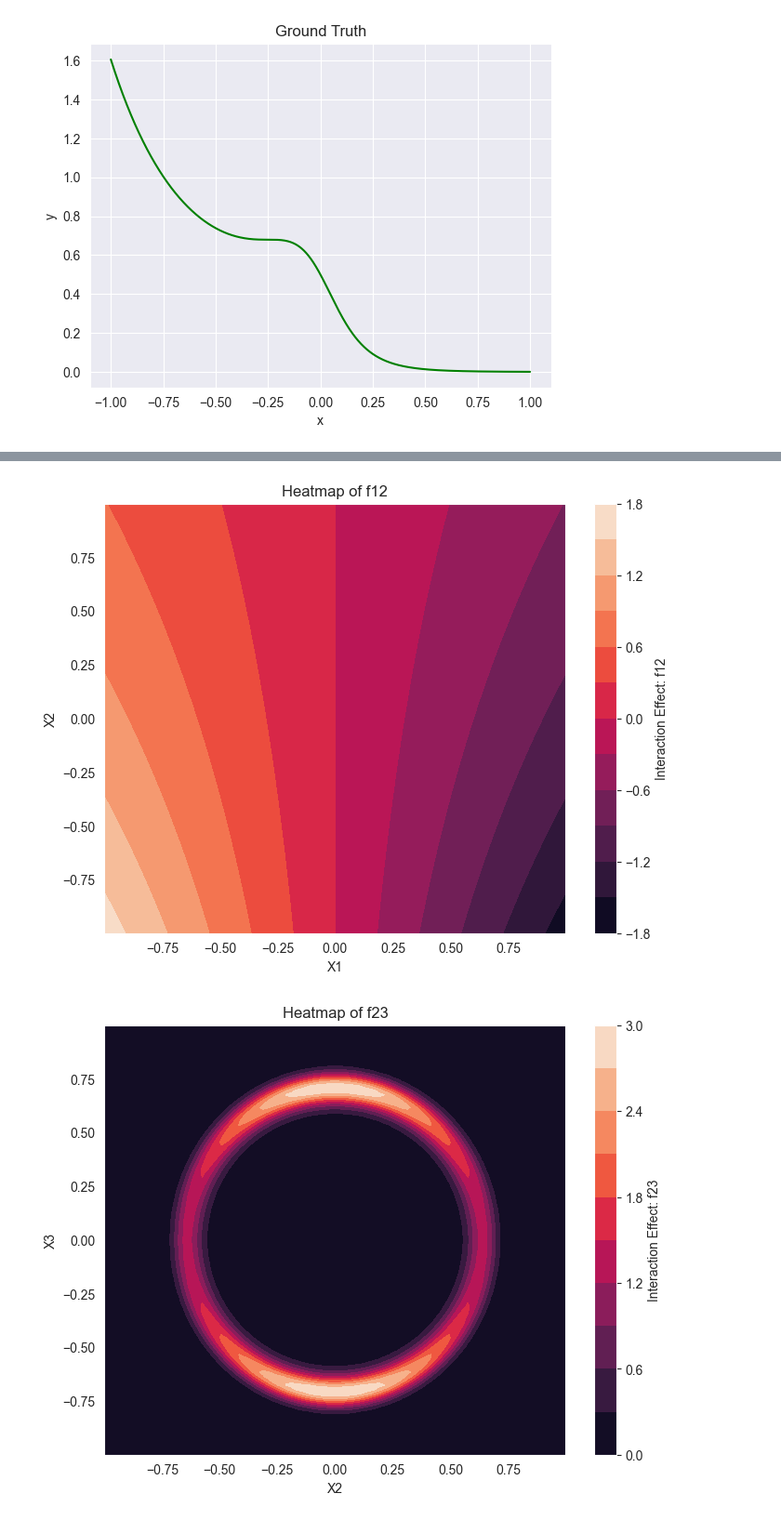
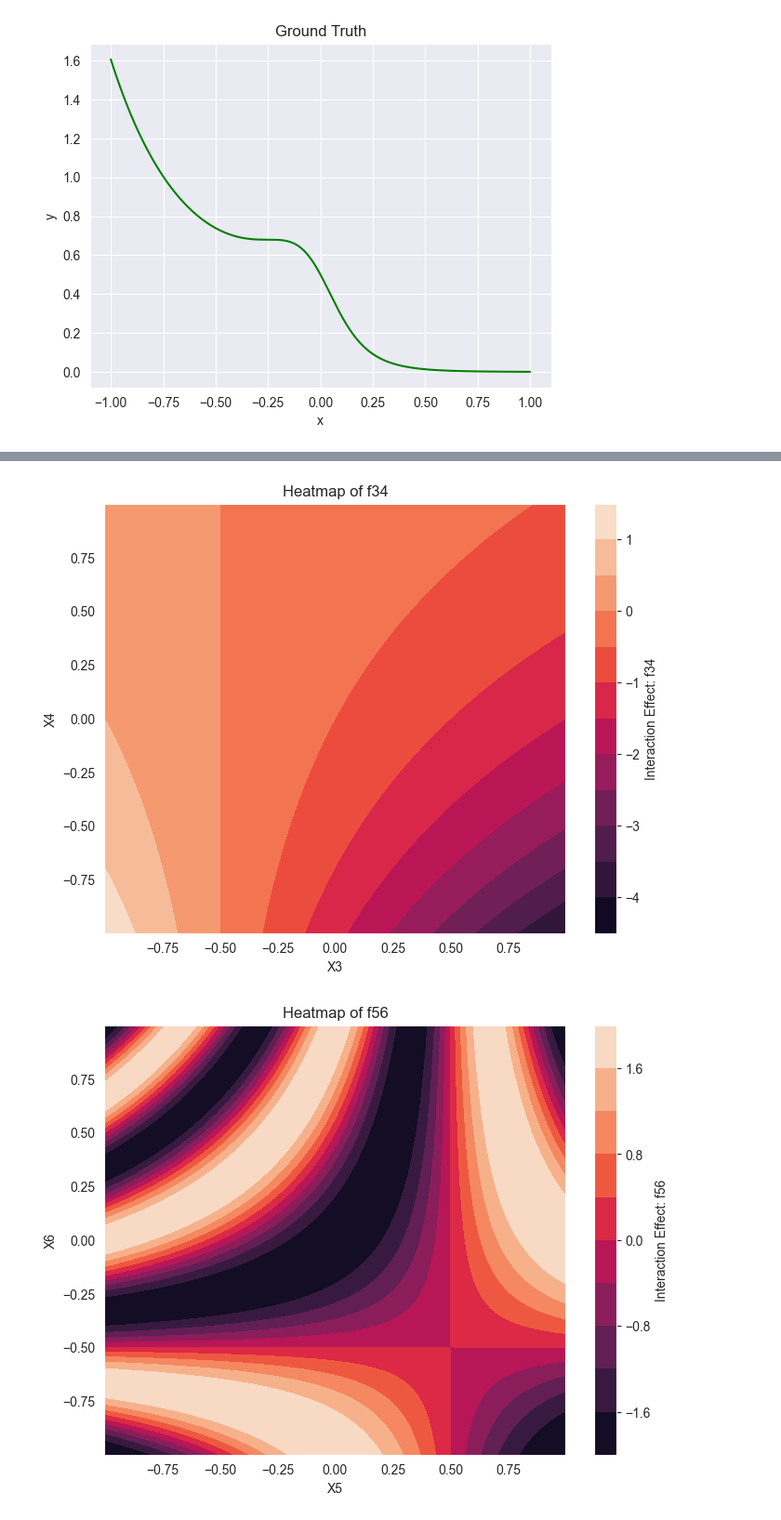
Before and after one commit to tupho289/Honours, a Jupyter notebook: synthetic_data_generation.ipynb, the cells around one changed output, grey strips where cells are left out. Shown at 93% size. Saved outputs shown, nothing was run; the diff lists cells and outputs as text; code cells hidden in the pictures.

```diff
--- a/synthetic_data_generation.ipynb
+++ b/synthetic_data_generation.ipynb
@@ -25,7 +25,7 @@ plt.show()
 np.random.seed(0)
 num_vars = 10 # number of variables to generate
 num_samples = 20_000 # number of observations
-cat_vars = {"X4": 3, "X7": 10} # name and number of categories
+cat_vars = {} # name and number of categories
 variables = {}
 for i in range(1, num_vars + 1):
 
@@ -209,38 +193,37 @@ for i in range(1,len(variables) + 1):
 # %%
 #-------------------------- plot the pairwise interaction effect --------------------------
-# Interaction plots for f16, f34, f35, and f89
+# Interaction plots
 interaction_pairs = {
-    "f12": ("X1", "X2"),
-    "f23": ("X2", "X3"),
+    "f34": ("X3", "X4"),
     "f56": ("X5", "X6")
+    # "f78": ("X7", "X8")
 }
 
 # Loop through each interaction effect and plot the heatmap
 for interaction, (var1, var2) in interaction_pairs.items():
     x1 = variables[var1]
     x2 = variables[var2]
 
     # Create a meshgrid for plotting
     X1, X2 = np.meshgrid(np.linspace(x1.min(), x1.max(), 100), np.linspace(x2.min(), x2.max(), 100))
 
     # Calculate the interaction effect using the defined function
-    if interaction == "f12":
-        # Y = - 2 * X1 * np.abs(X2)
-        Y = - X1 * np.exp(-X2/2)
-    elif interaction == "f23":
-        Y = 3 * np.exp(-2 * X1**2 - (12 * X1**2 + 10 * X2**2 - 5)**2)
+    if interaction == "f34":
+        Y = - (X1 + 0.5) * np.exp(-X2)
+        # Y = - (X1 + 1) * np.abs(X2 - 0.3)
     elif interaction == "f56":
-        # Y = 1.5*np.sin(4*np.pi * X1 * X2)
-        Y = np.sin(2 * np.pi * (X1 - 0.5) * (X2 + 0.5))
+        Y = 2 * np.sin(2 * np.pi * (X1 - 0.5) * (X2 + 0.5))
+    # elif interaction == "f78":
+    #     Y = np.exp(-2 * X1**2 - (12 * X1**2 + 10 * X2**2 - 5)**2)
 
     # Create the heatmap
     plt.figure(figsize = (8, 6))
     plt.contourf(X1, X2, Y, levels = 10)
     plt.colorbar(label = f'Interaction Effect: {interaction}')
     plt.title(f'Heatmap of {interaction}')
     plt.xlabel(var1)
     plt.ylabel(var2)
     plt.show()
 # %% [output]
-[figure, old version]
+[figure, new version]
-[figure, old version]
+[figure, new version]
```
Also changed, not shown: parts of 14 cells of this notebook, 4 other files.
